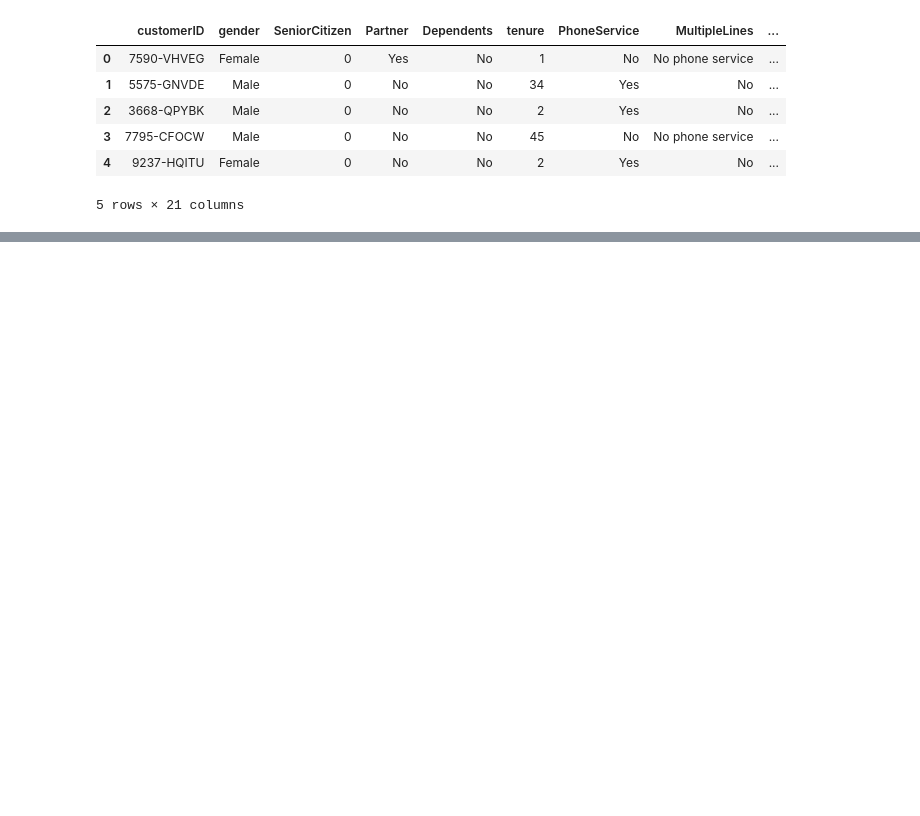
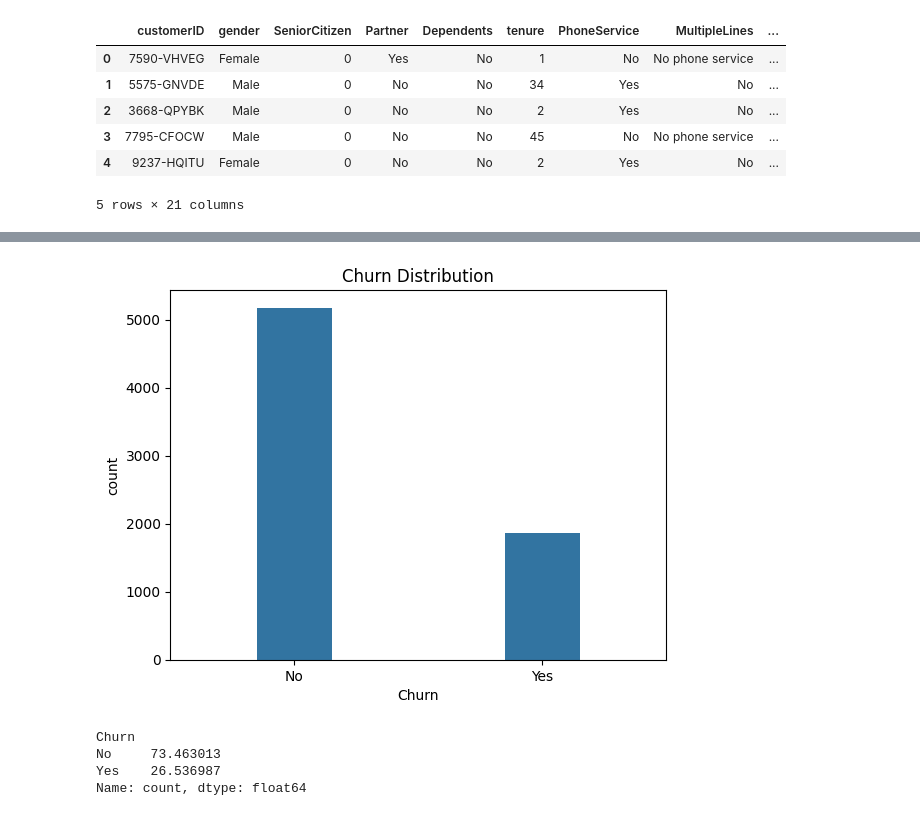
Before and after one commit to SohamHardas08/Customer-Insights-ML-django, a Jupyter notebook: website/notebooks/churn_analysis.ipynb, the cells around one changed output, grey strips where cells are left out. Cells and saved outputs as stored; diff of their text form; code cells hidden in the pictures; blank space fills up the shorter version.

```diff
--- a/website/notebooks/churn_analysis.ipynb
+++ b/website/notebooks/churn_analysis.ipynb
@@ -20,0 +63,14 @@ df.head()
+# %%
+sns.countplot(x='Churn', data=df, width=0.3)
+plt.title('Churn Distribution')
+plt.show()
+
+counts = df['Churn'].value_counts()
+percent = (counts/counts.sum()) *100
+print(percent)
+# %% [output]
+[figure, added]
+Churn
+No     73.463013
+Yes    26.536987
+Name: count, dtype: float64
```
Also changed, not shown: parts of 27 cells of this notebook, 11 other files.
